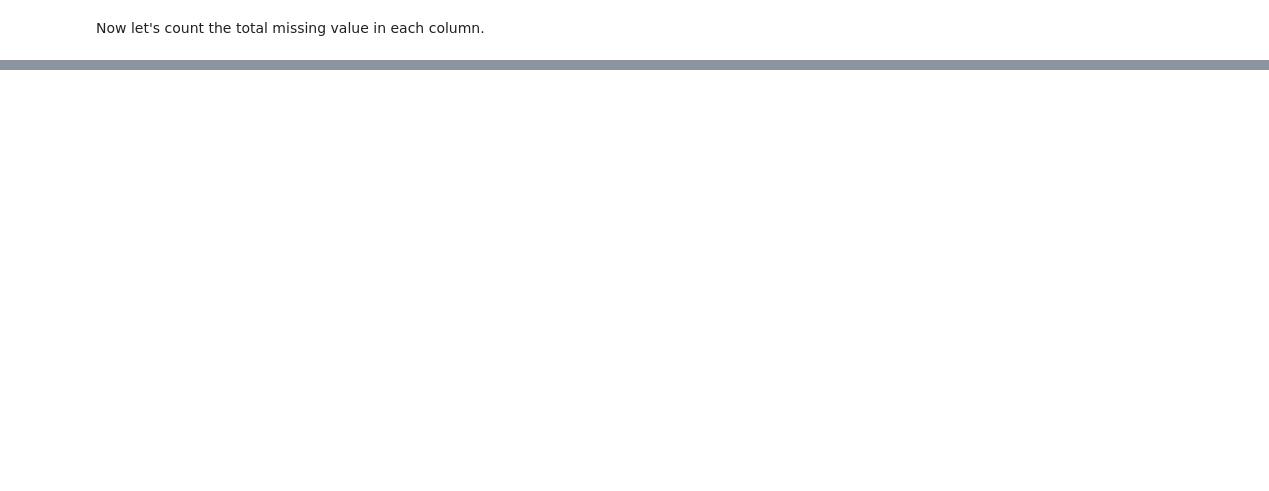
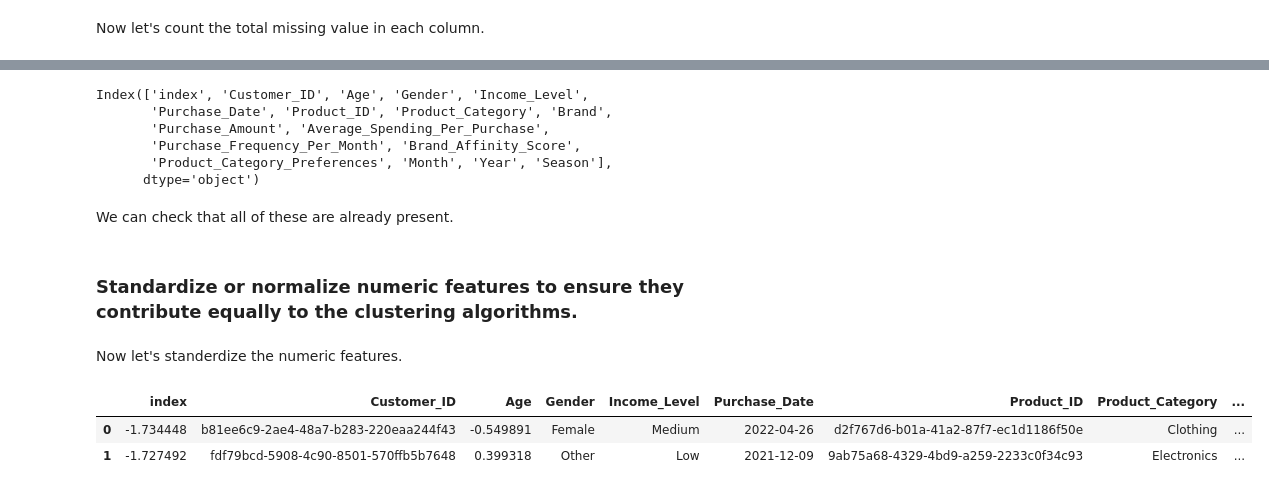
Before and after one commit to shahzaib-shafiq/DS-Project, a Jupyter notebook: 20F-0317_20F-0166_7C_PROJECT.ipynb, the cells around one changed output, grey strips where cells are left out. Saved outputs shown, nothing was run; the diff lists cells and outputs as text; code cells hidden in the pictures; blank space fills up the shorter version.

Commit message:
Resolved Issues With Data Cleaning

```diff
--- a/20F-0317_20F-0166_7C_PROJECT.ipynb
+++ b/20F-0317_20F-0166_7C_PROJECT.ipynb
@@ -50,5 +113,6 @@ By seeing dataframe, we can see that missing values represented by "". So, we re
 # %%
 sales_data.replace('', np.nan, inplace=True)
+sales_data.replace('Hidden', np.nan, inplace=True)
 sales_data.head()
 # %% [output]
 |  | Customer_ID | Age | Gender | Income_Level | Address | Transaction_ID | Purchase_Date | Product_ID | ... |
@@ -201,0 +249,9 @@ dtype: int64
+# %%
+description = sales_data.describe()
+IQR = description.loc['75%'] - description.loc['25%']
+integer_columns = sales_data.select_dtypes(include='int').columns
+for column in integer_columns:
+    lower_bound = description.loc['25%', column] - 1.5 * IQR[column]
+    upper_bound = description.loc['75%', column] + 1.5 * IQR[column]
+    filtered_values = sales_data[~((sales_data[column] >= lower_bound) & (sales_data[column] <= upper_bound))][column]
+    print("Values between {} and {}: {}".format(lower_bound, upper_bound, filtered_values.tolist()))
@@ -201,0 +295,19 @@ dtype: int64
+# %%
+# sales_data['Customer_ID'] = sales_data['Customer_ID'].astype('')
+sales_data['Age'] = sales_data['Age'].astype('int')
+# sales_data['Gender'] = sales_data['Gender'].astype('')
+# sales_data['Income_Level'] = sales_data['Income_Level'].astype('')
+# sales_data['Address'] = sales_data['Address'].astype('')
+# sales_data['Transaction_ID'] = sales_data['Transaction_ID'].astype('')
+sales_data['Purchase_Date'] = sales_data['Purchase_Date'].astype('datetime64[ns]')
+# sales_data['Product_ID'] = sales_data['Product_ID'].astype('')
+# sales_data['Product_Category'] = sales_data['Product_Category'].astype('')
+# sales_data['Brand'] = sales_data['Brand'].astype('')
+sales_data['Purchase_Amount'] = sales_data['Purchase_Amount'].astype('int')
+sales_data['Average_Spending_Per_Purchase'] = sales_data['Average_Spending_Per_Purchase'].astype('int')
+sales_data['Purchase_Frequency_Per_Month'] = sales_data['Purchase_Frequency_Per_Month'].astype('int')
+sales_data['Brand_Affinity_Score'] = sales_data['Brand_Affinity_Score'].astype('int')
+# sales_data['Product_Category_Preferences'] = sales_data['Product_Category_Preferences'].astype('')
+sales_data['Month'] = sales_data['Month'].astype('int')
+sales_data['Year'] = sales_data['Year'].astype('int')
+# sales_data['Season'] = sales_data['Season'].astype('')
@@ -201,0 +322,25 @@ dtype: int64
+# %%
+sales_data.columns
+# %% [output]
+Index(['index', 'Customer_ID', 'Age', 'Gender', 'Income_Level',
+       'Purchase_Date', 'Product_ID', 'Product_Category', 'Brand',
+       'Purchase_Amount', 'Average_Spending_Per_Purchase',
+       'Purchase_Frequency_Per_Month', 'Brand_Affinity_Score',
+       'Product_Category_Preferences', 'Month', 'Year', 'Season'],
+      dtype='object')
+# %% [markdown]
+We can check that all of these are already present.
+# %% [markdown]
+### Standardize or normalize numeric features to ensure they contribute equally to the clustering algorithms.
+# %% [markdown]
+Now let's standerdize the numeric features.
+# %%
+integer_columns = sales_data.select_dtypes(include='int').columns
+for column in integer_columns:
+    sales_data[column] = (sales_data[column] - sales_data[column].mean()) / sales_data[column].std()
+# %%
+sales_data.head(2)
+# %% [output]
+|  | index | Customer_ID | Age | Gender | Income_Level | Purchase_Date | Product_ID | Product_Category | ... |
+| 0 | -1.734448 | b81ee6c9-2ae4-48a7-b283-220eaa244f43 | -0.549891 | Female | Medium | 2022-04-26 | d2f767d6-b01a-41a2-87f7-ec1d1186f50e | Clothing | ... |
+| 1 | -1.727492 | fdf79bcd-5908-4c90-8501-570ffb5b7648 | 0.399318 | Other | Low | 2021-12-09 | 9ab75a68-4329-4bd9-a259-2233c0f34c93 | Electronics | ... |
```
Also changed, not shown: parts of 34 cells of this notebook, 1 other file.
